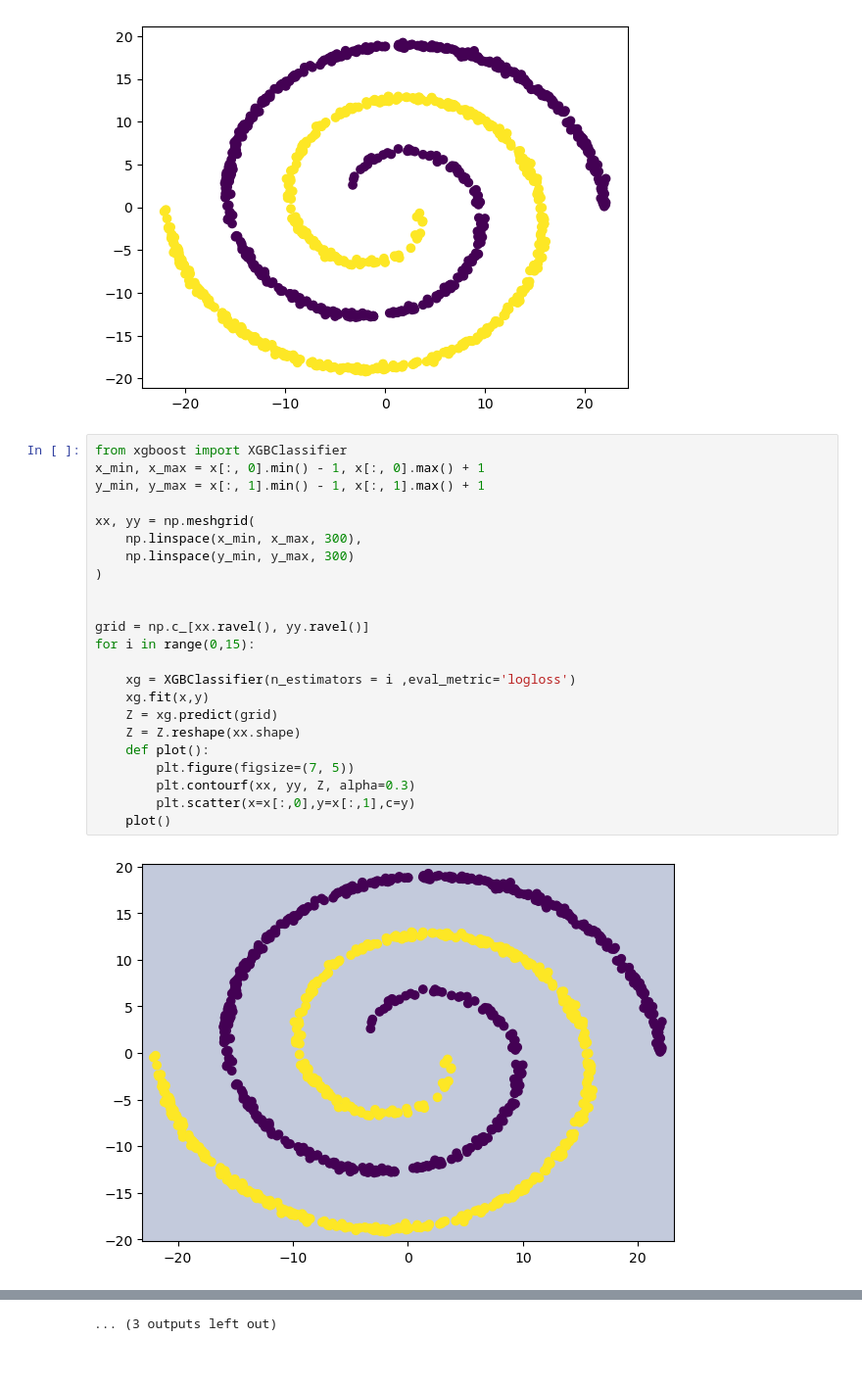
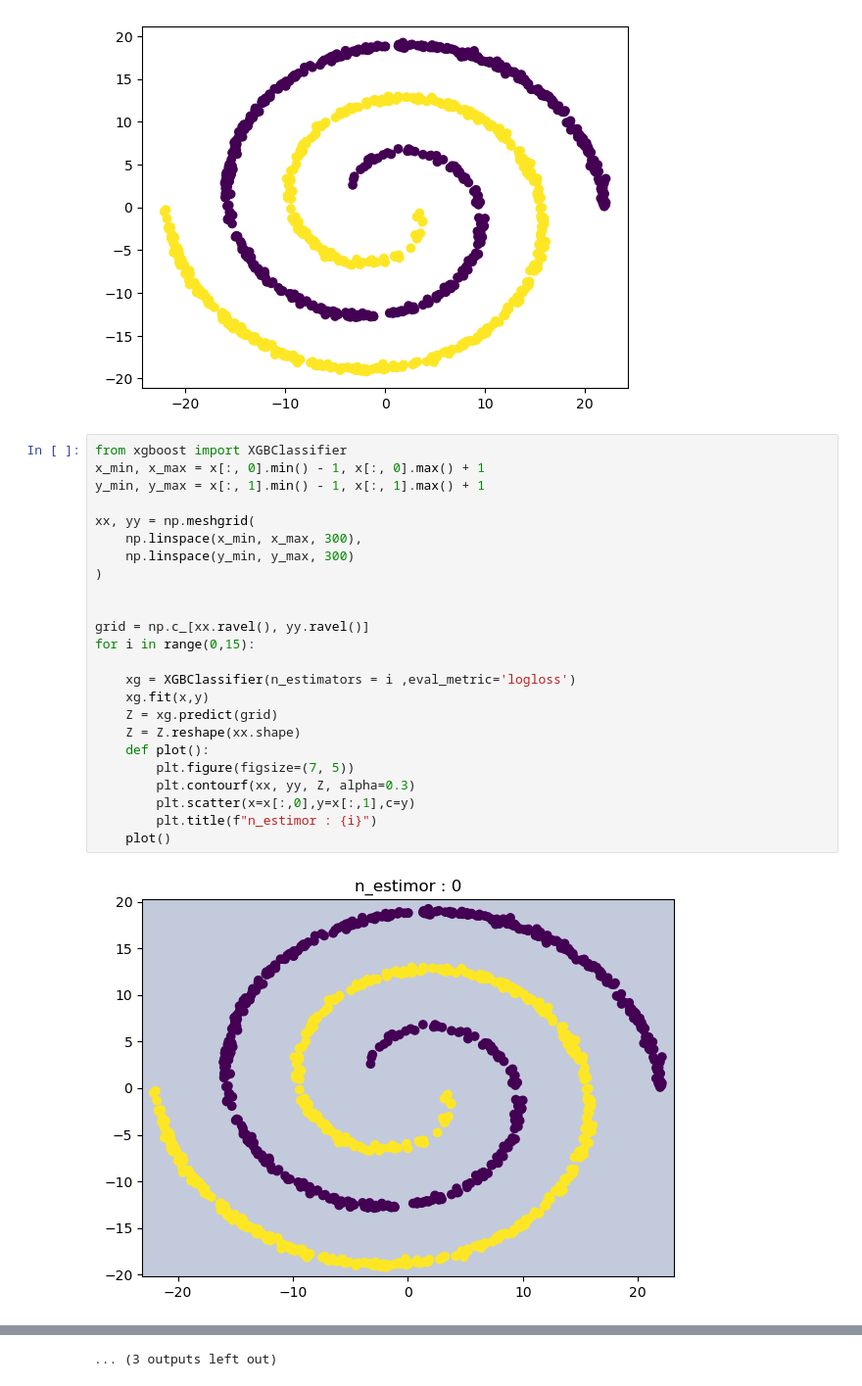
Before and after one commit to Sunny-Yadav-1729/ML_Learning, a Jupyter notebook: Supervised_Learning/Enemble_Learning/Boosting/XGBoost/xgboost_classfication.ipynb, the cells around one changed output, grey strips where cells are left out. Shown at 98% size. Cells and saved outputs as stored; diff of their text form.

```diff
--- a/Supervised_Learning/Enemble_Learning/Boosting/XGBoost/xgboost_classfication.ipynb
+++ b/Supervised_Learning/Enemble_Learning/Boosting/XGBoost/xgboost_classfication.ipynb
@@ -16,25 +16,26 @@ plt.scatter(x=x[:,0],y=x[:,1],c=y)
 # %%
 from xgboost import XGBClassifier
 x_min, x_max = x[:, 0].min() - 1, x[:, 0].max() + 1
 y_min, y_max = x[:, 1].min() - 1, x[:, 1].max() + 1
 
 xx, yy = np.meshgrid(
     np.linspace(x_min, x_max, 300),
     np.linspace(y_min, y_max, 300)
 )
 
 
 grid = np.c_[xx.ravel(), yy.ravel()]
 for i in range(0,15):
 
     xg = XGBClassifier(n_estimators = i ,eval_metric='logloss')
     xg.fit(x,y)
     Z = xg.predict(grid)
     Z = Z.reshape(xx.shape)
     def plot():
         plt.figure(figsize=(7, 5))
         plt.contourf(xx, yy, Z, alpha=0.3)
         plt.scatter(x=x[:,0],y=x[:,1],c=y)
+        plt.title(f"n_estimor : {i}")
     plot()
 # %% [output]
-[figure, old version]
+[figure, new version]
```
Also changed, not shown: parts of 1 cell of this notebook.
